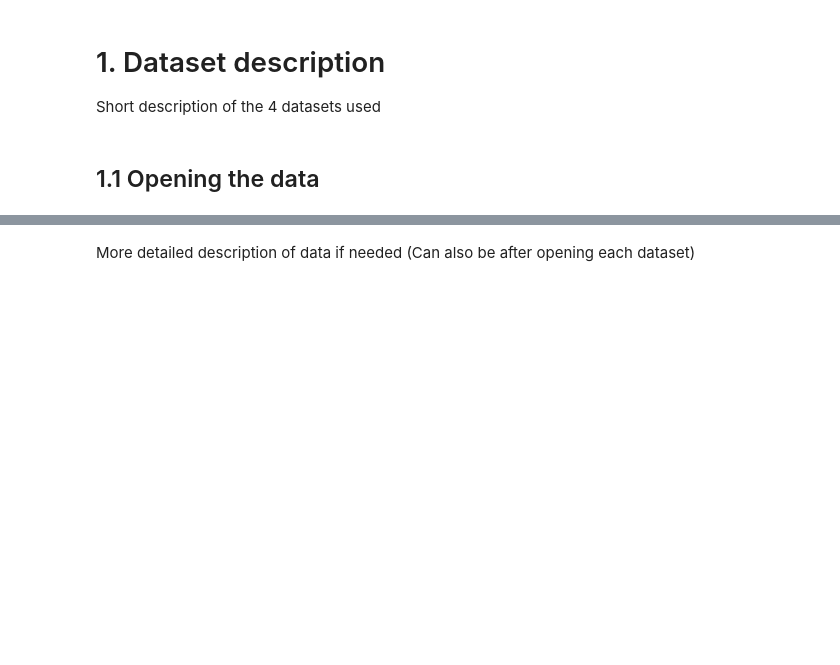
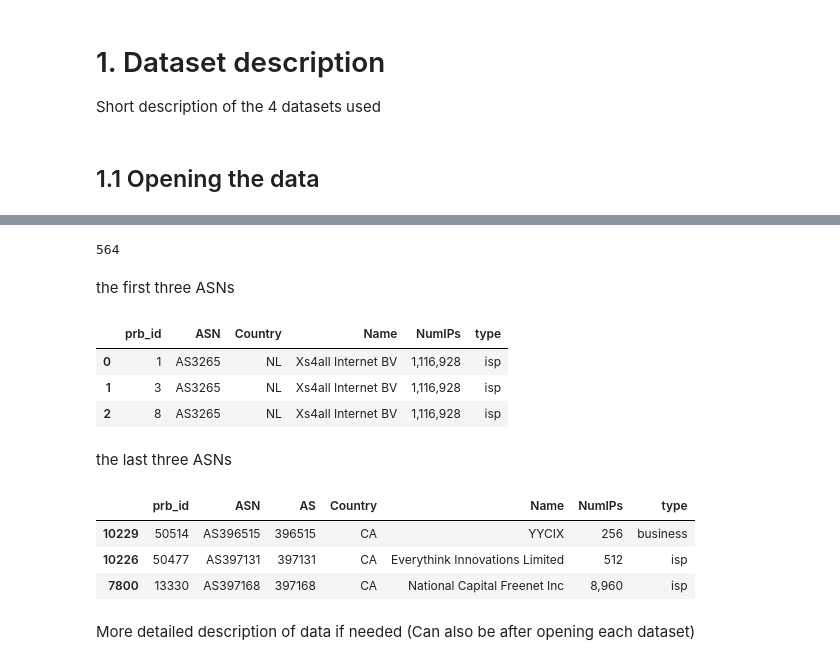
Before and after one commit to eboateng/FoDA, a Jupyter notebook: Assignment 2/Assignment 2-Emmanuel.ipynb, the cells around one changed output, grey strips where cells are left out. Cells and saved outputs as stored; diff of their text form; code cells hidden in the pictures; blank space fills up the shorter version.

```diff
--- a/Assignment 2/Assignment 2-Emmanuel.ipynb
+++ b/Assignment 2/Assignment 2-Emmanuel.ipynb
@@ -51,4 +70,46 @@ with open(Probe_Filename, 'rb') as file:
 #Method needs to be decided
+# %%
+
+merged_df = P_df.merge(AS_df)
+
+merged_df.insert(2, 'AS', merged_df['ASN'].str.replace('AS',''))
+merged_df['AS'] = pandas.to_numeric(merged_df['AS'])
+merged_df['prb_id'] = pandas.to_numeric(merged_df['prb_id'])
+
+
+merged_df = merged_df.sort_values('AS')
+merged_df.head(3)
+
+print(merged_df.type.value_counts().hosting)
+#print(merged_df.loc[(merged_df['type']=='') | (merged_df['Country']=="")])
+
+#merged_df.info('NumIPs')
+#& (df['FT_Team'].str.startswith('S')),['Name','FT_Team']]
+EU_Countries = ["AT","BE","HR","CY","CZ","DK","EE","FI","FR","GR","DE","HU",
+                "IE","IT","LV","LT","LU","MT","NL","PL","PT","RO","SK","SI",
+                "ES","SE"]
+
+EU_data = merged_df[merged_df['Country'].isin(EU_Countries)]
+# %% [output]
+564
+# %% [markdown]
+the first three ASNs
+# %%
+merged_df.head(3)
+# %% [output]
+|  | prb_id | ASN | Country | Name | NumIPs | type |
+| 0 | 1 | AS3265 | NL | Xs4all Internet BV | 1,116,928 | isp |
+| 1 | 3 | AS3265 | NL | Xs4all Internet BV | 1,116,928 | isp |
+| 2 | 8 | AS3265 | NL | Xs4all Internet BV | 1,116,928 | isp |
+# %% [markdown]
+the last three ASNs
+# %%
+merged_df.tail(3)
+# %% [output]
+|  | prb_id | ASN | AS | Country | Name | NumIPs | type |
+| 10229 | 50514 | AS396515 | 396515 | CA | YYCIX | 256 | business |
+| 10226 | 50477 | AS397131 | 397131 | CA | Everythink Innovations Limited | 512 | isp |
+| 7800 | 13330 | AS397168 | 397168 | CA | National Capital Freenet Inc | 8,960 | isp |
 # %%
 #IP 2 Location dataset
 
```
Also changed, not shown: parts of 25 cells of this notebook, 3 other files.
